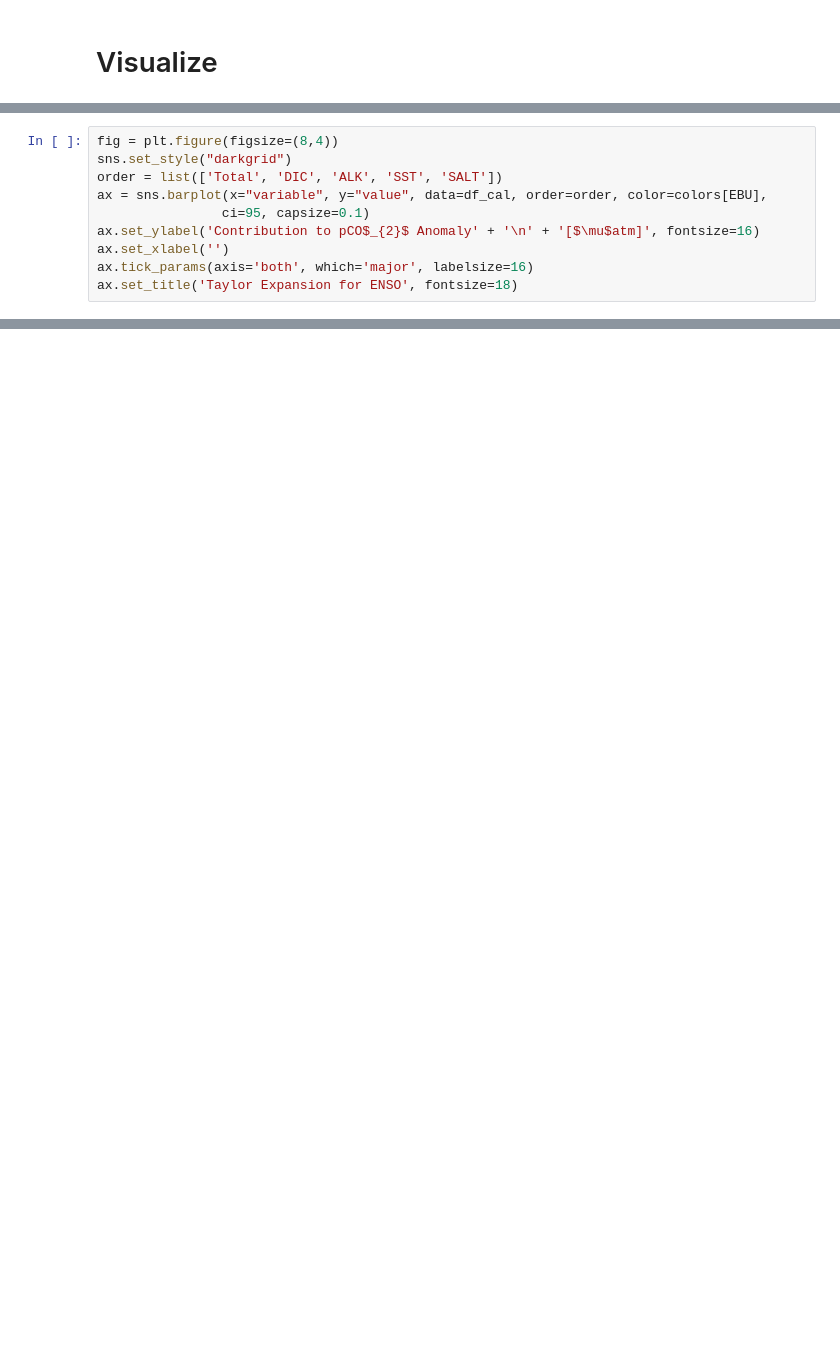
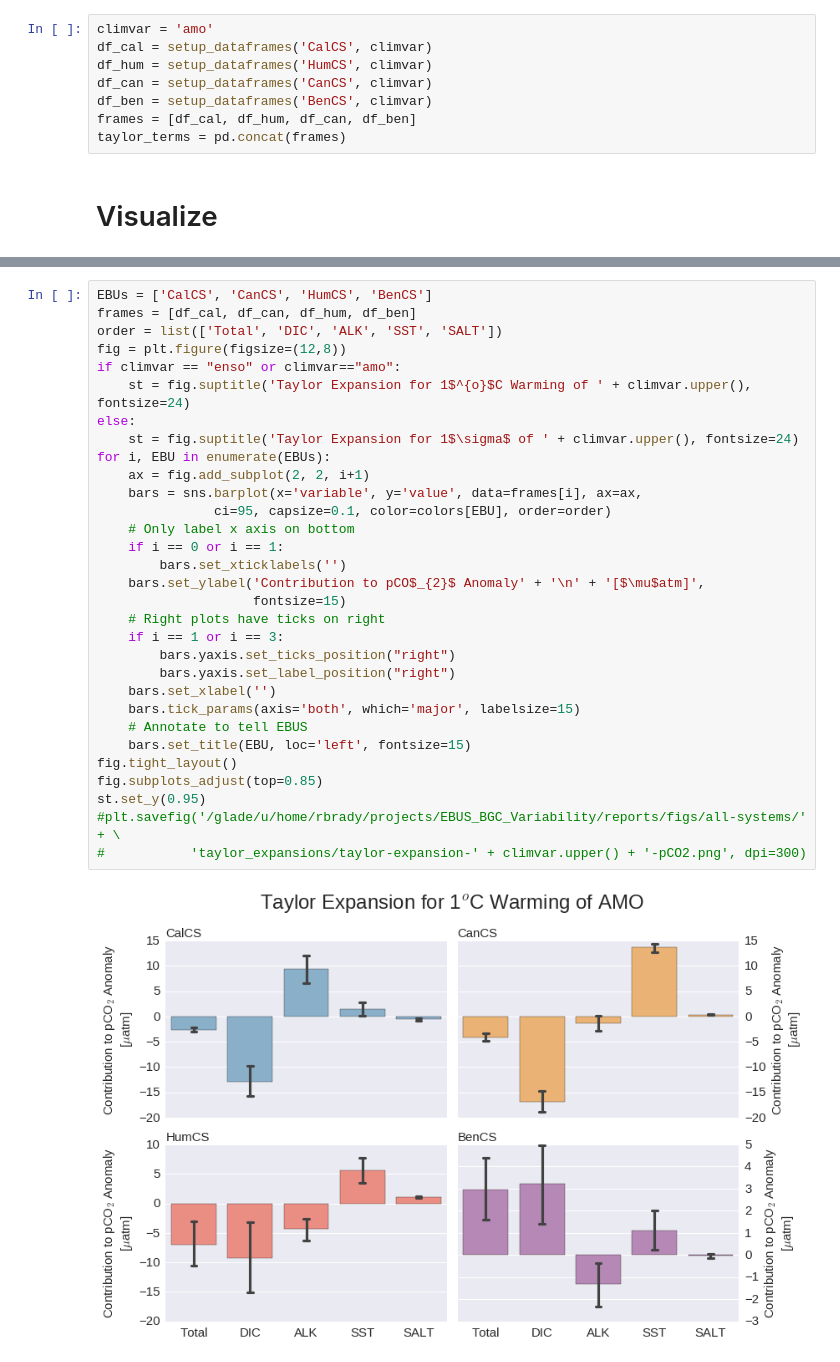
Before and after one commit to bradyrx/EBUS_BGC_Variability, a Jupyter notebook: notebooks/pCO2_Decomposition/pCO2-Taylor-Expansion.ipynb, the cells around one changed output, grey strips where cells are left out. Drawn from its saved outputs; the diff is of its cells as text; blank space fills up the shorter version.

```diff
--- a/notebooks/pCO2_Decomposition/pCO2-Taylor-Expansion.ipynb
+++ b/notebooks/pCO2_Decomposition/pCO2-Taylor-Expansion.ipynb
@@ -146,2 +143,10 @@ taylor_terms = pd.concat(frames)
+# %%
+climvar = 'amo'
+df_cal = setup_dataframes('CalCS', climvar)
+df_hum = setup_dataframes('HumCS', climvar)
+df_can = setup_dataframes('CanCS', climvar)
+df_ben = setup_dataframes('BenCS', climvar)
+frames = [df_cal, df_hum, df_can, df_ben]
+taylor_terms = pd.concat(frames)
 # %% [markdown]
 # Visualize
@@ -164,10 +152,0 @@ ax.set_title('Taylor Expansion for ENSO', fontsize=18)
-# %%
-fig = plt.figure(figsize=(8,4))
-sns.set_style("darkgrid")
-order = list(['Total', 'DIC', 'ALK', 'SST', 'SALT'])
-ax = sns.barplot(x="variable", y="value", data=df_cal, order=order, color=colors[EBU],
-                ci=95, capsize=0.1)
-ax.set_ylabel('Contribution to pCO$_{2}$ Anomaly' + '\n' + '[$\mu$atm]', fontsize=16)
-ax.set_xlabel('')
-ax.tick_params(axis='both', which='major', labelsize=16)
-ax.set_title('Taylor Expansion for ENSO', fontsize=18)
@@ -176,0 +153,33 @@ ax.set_title('Taylor Expansion for ENSO', fontsize=18)
+# %%
+EBUs = ['CalCS', 'CanCS', 'HumCS', 'BenCS']
+frames = [df_cal, df_can, df_hum, df_ben]
+order = list(['Total', 'DIC', 'ALK', 'SST', 'SALT'])
+fig = plt.figure(figsize=(12,8))
+if climvar == "enso" or climvar=="amo":
+    st = fig.suptitle('Taylor Expansion for 1$^{o}$C Warming of ' + climvar.upper(), fontsize=24)
+else:
+    st = fig.suptitle('Taylor Expansion for 1$\sigma$ of ' + climvar.upper(), fontsize=24)
+for i, EBU in enumerate(EBUs):
+    ax = fig.add_subplot(2, 2, i+1)
+    bars = sns.barplot(x='variable', y='value', data=frames[i], ax=ax,
+               ci=95, capsize=0.1, color=colors[EBU], order=order)
+    # Only label x axis on bottom
+    if i == 0 or i == 1:
+        bars.set_xticklabels('')
+    bars.set_ylabel('Contribution to pCO$_{2}$ Anomaly' + '\n' + '[$\mu$atm]',
+                    fontsize=15)
+    # Right plots have ticks on right
+    if i == 1 or i == 3:
+        bars.yaxis.set_ticks_position("right")
+        bars.yaxis.set_label_position("right")
+    bars.set_xlabel('')
+    bars.tick_params(axis='both', which='major', labelsize=15)
+    # Annotate to tell EBUS
+    bars.set_title(EBU, loc='left', fontsize=15)
+fig.tight_layout()
+fig.subplots_adjust(top=0.85)
+st.set_y(0.95)
+#plt.savefig('/glade/u/home/rbrady/projects/EBUS_BGC_Variability/reports/figs/all-systems/' + \
+#           'taylor_expansions/taylor-expansion-' + climvar.upper() + '-pCO2.png', dpi=300)
+# %% [output]
+[figure, added]
```
Also changed, not shown: parts of 7 cells of this notebook, 4 other files.
